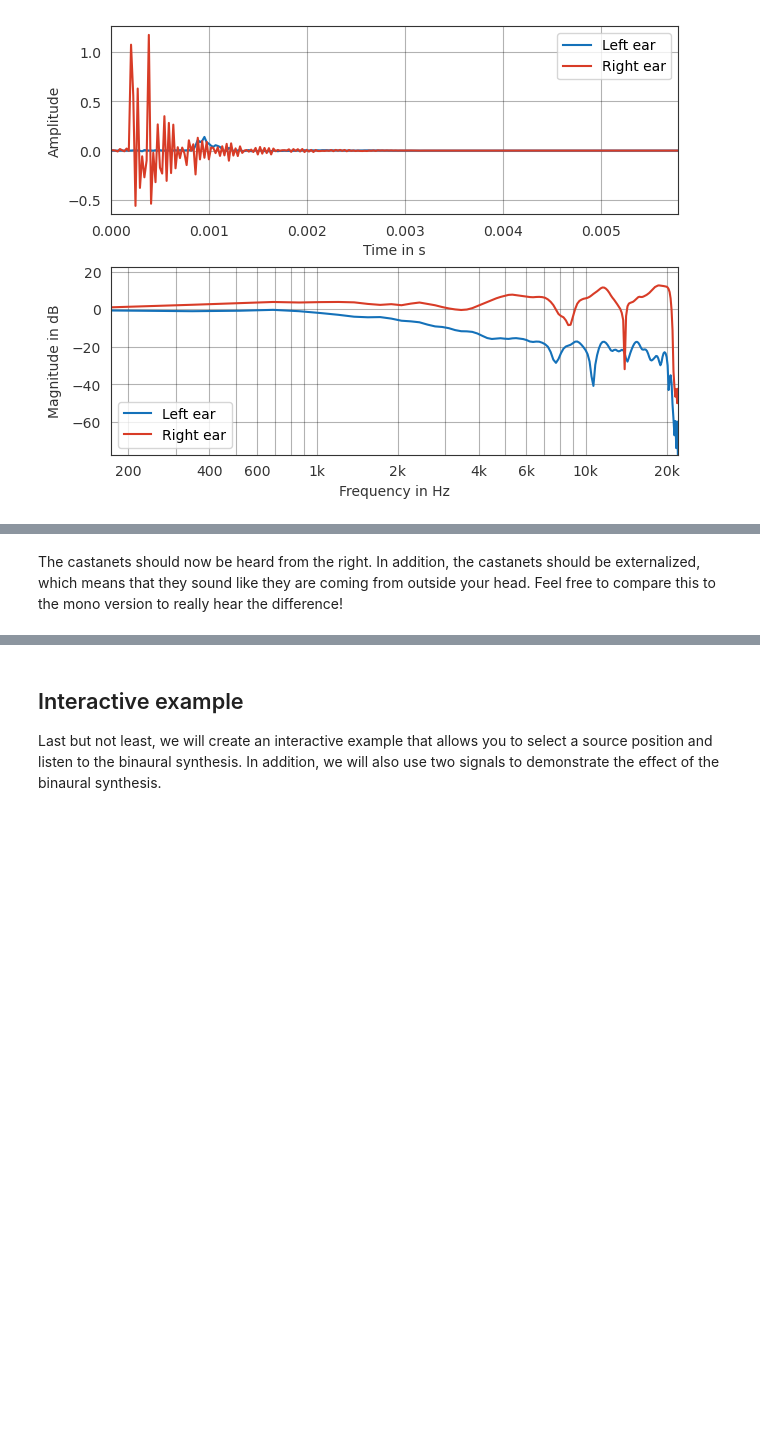
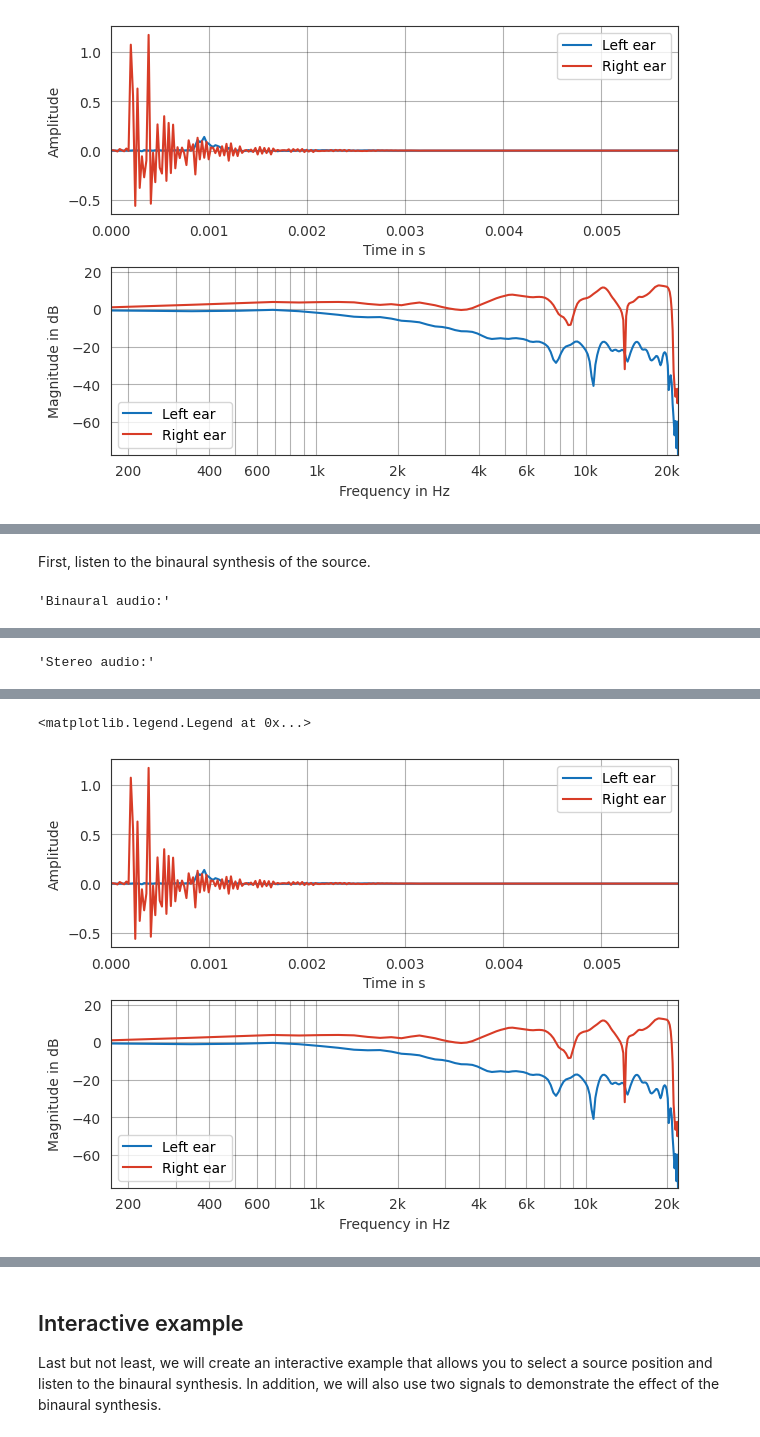
Before and after one commit to pyfar/gallery, a Jupyter notebook: docs/gallery/static/binaural_synthesis.ipynb, the cells around one changed output, grey strips where cells are left out. Cells and saved outputs as stored; diff of their text form; code cells hidden in the pictures; blank space fills up the shorter version.

Commit message:
Add comparison of binaural audio and stereo panning for multiple source positions

```diff
--- a/docs/gallery/static/binaural_synthesis.ipynb
+++ b/docs/gallery/static/binaural_synthesis.ipynb
@@ -103,4 +94,56 @@ Audio(binaural_audio.time, rate=binaural_audio.sampling_rate)
-# %% [markdown]
-The castanets should now be heard from the right.
-In addition, the castanets should be externalized, which means that they sound like they are coming from outside your head.
-Feel free to compare this to the mono version to really hear the difference!
+# %% [markdown]
+First, listen to the binaural synthesis of the source.
+# %%
+# select the source position for auralization. Can be 'front', left', 'back',
+# or 'right'
+source_position = 'right'
+
+# set the azimuth and stereo panning weights depending on the source position
+if source_position == 'front':
+    stereo_weights = [1, 1]
+    azimuth = 0
+elif source_position == 'left':
+    stereo_weights = [1, 0]
+    azimuth = np.pi / 2
+elif source_position == 'back':
+    stereo_weights = [1, 1]
+    azimuth = np.pi
+elif source_position == 'right':
+    stereo_weights = [0, 1]
+    azimuth = -np.pi / 2
+else:
+    raise ValueError(f"Invalid source position '{source_position}'")
+
+# find the desired source position
+desired_direction = pf.Coordinates.from_spherical_elevation(
+    azimuth, elevation, radius)
+index, _ = sources.find_nearest(desired_direction)
+
+# generate binaural version by convolution with the HRIRs
+binaural_audio = pf.dsp.convolve(castanets, hrirs[index])
+
+# generate a stereo version by amplitude panning
+stereo_audio = pf.utils.concatenate_channels(
+    (0 * castanets, 1 * castanets))
+stereo_audio = castanets * stereo_weights
+
+# simple loudness adjustment based on the RMS energy
+binaural_energy = np.mean(pf.dsp.rms(binaural_audio))
+stereo_energy = np.mean(pf.dsp.rms(stereo_audio))
+binaural_audio *= stereo_energy / binaural_energy
+
+# render the audio
+player_binaural = Audio(binaural_audio.time, rate=binaural_audio.sampling_rate)
+display('Binaural audio:')
+display(player_binaural)
+
+player_stereo = Audio(stereo_audio.time, rate=stereo_audio.sampling_rate)
+display('Stereo audio:')
+display(player_stereo)
+
+# plot the signal
+ax = pf.plot.time_freq(hrirs[index], label=["Left ear", "Right ear"])
+ax[0].legend()
+ax[1].legend()
+# %% [output]
+'Binaural audio:'
@@ -106,0 +151 @@ Feel free to compare this to the mono version to really hear the difference!
+'Stereo audio:'
@@ -106,0 +153,2 @@ Feel free to compare this to the mono version to really hear the difference!
+<matplotlib.legend.Legend at 0x...>
+[figure, added]
```
Also changed, not shown: parts of 9 cells of this notebook.
